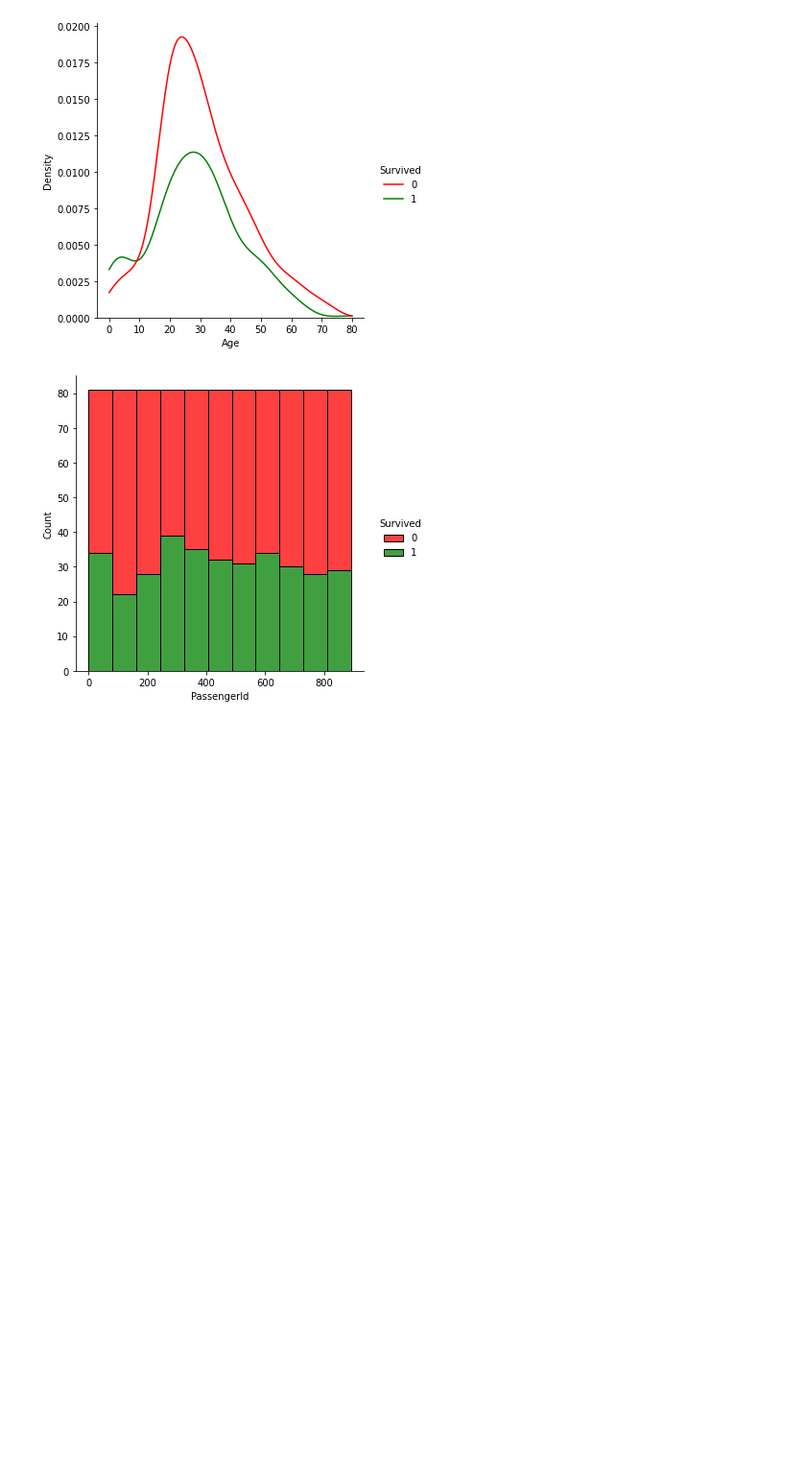
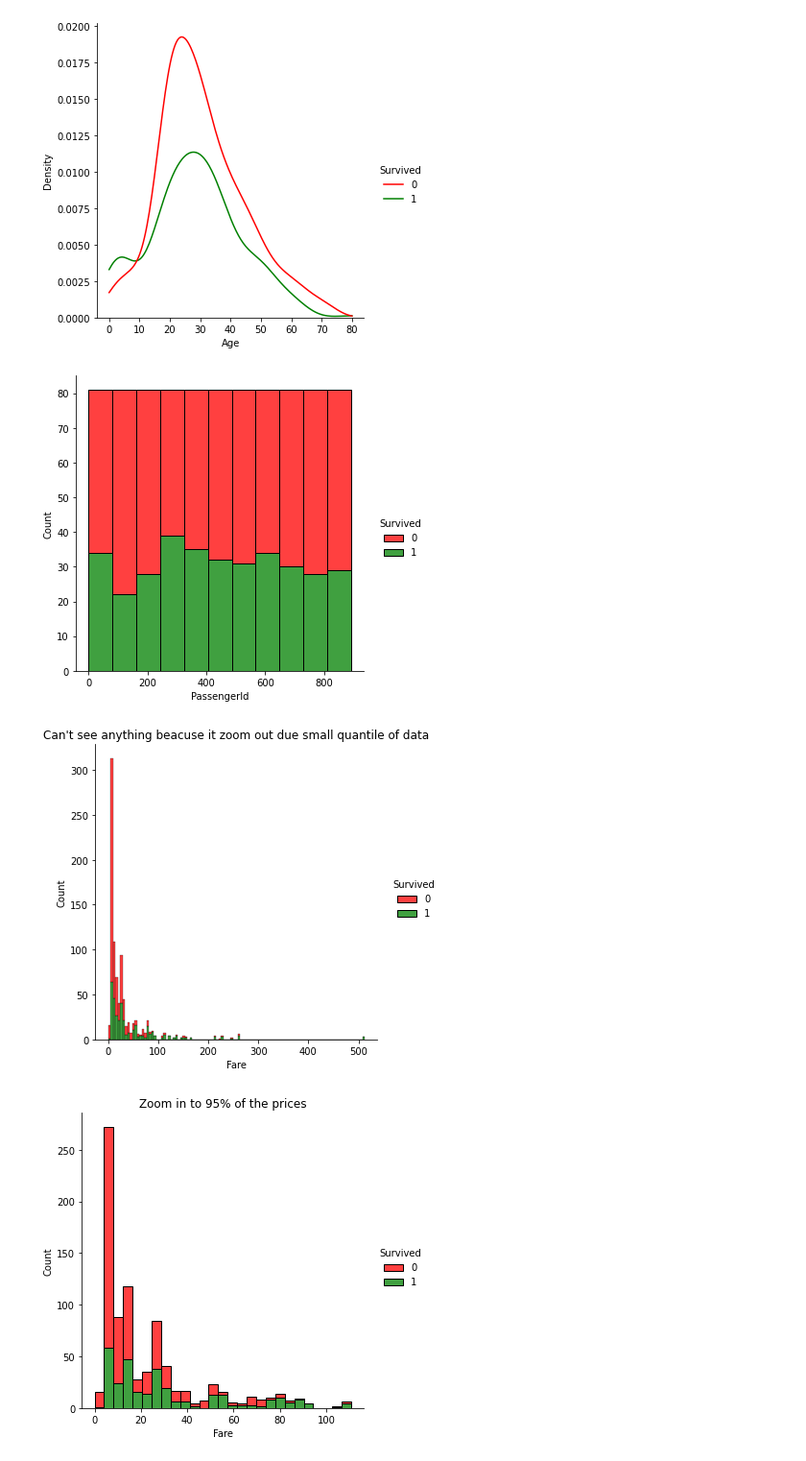
Before and after one commit to loperdeve10/titanic, a Jupyter notebook: exploration.ipynb, the cells around one changed output. Shown at 96% size. Cells and saved outputs as stored; diff of their text form; code cells hidden in the pictures; blank space fills up the shorter version.

```diff
--- a/exploration.ipynb
+++ b/exploration.ipynb
@@ -152,4 +162,14 @@ sns.displot(train_df, x='PassengerId',  hue='Survived', palette=["red", "green"]
 _ = _
 # %% [output]
 [figure]
+# %%
+sns.displot(train_df, x='Fare',  hue='Survived', palette=["red", "green"], multiple="stack").set_titles("admaskdjasdljkaskjdsad")
+plt.title("Can't see anything beacuse it zoom out due small quantile of data")
+sns.displot(train_df[train_df.Fare < train_df.Fare.quantile(0.95)], x='Fare',  hue='Survived', palette=["red", "green"], multiple="stack")
+plt.title("Zoom in to 95% of the prices")
+
+_=_
+# %% [output]
+[figure, added]
+[figure, added]
 # %%
```
Also changed, not shown: parts of 14 cells of this notebook, 4 other files.
